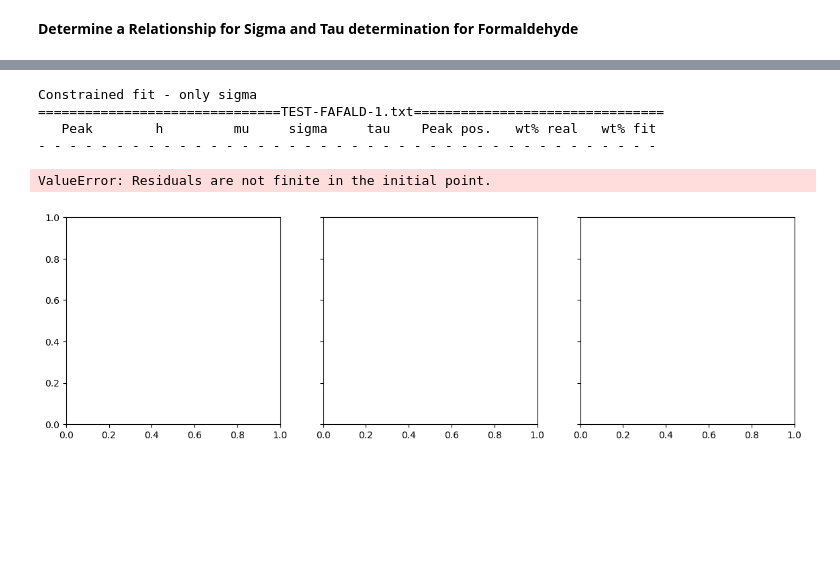
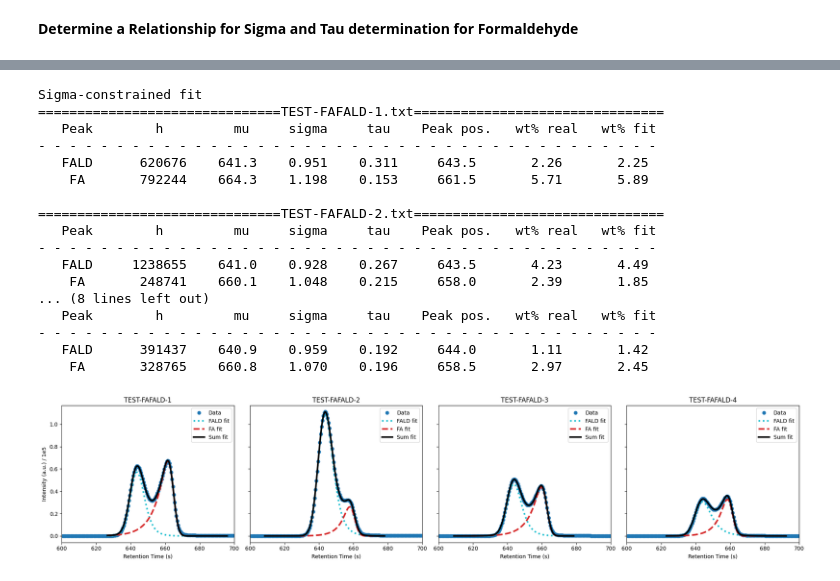
Before and after one commit to fabianketter/HPLC-Deconvolution, a Jupyter notebook: HPLC.ipynb, the cells around one changed output, grey strips where cells are left out. Saved outputs shown, nothing was run; the diff lists cells and outputs as text; code cells hidden in the pictures; blank space fills up the shorter version.

```diff
--- a/HPLC.ipynb
+++ b/HPLC.ipynb
@@ -135,7 +135,7 @@ fig, axes = plt.subplots(ncols=2, figsize=(8,3))
 
 for ax, samp, fit, d in zip(axes, samples, fits, dictionaries):
     ax.plot(samp[idx_1:idx_2,0], samp[idx_1:idx_2,1] / 1e5, f'{d["color"]}^')
-    ax.plot(fit[:,0], fit[:,1] / 1e5, f'{d["color"]}-')
+    ax.plot(fit[:,0], fit[:,1] / 1e5, f'{d["color"]}-', lw=3)
     ax.set_xlim(samp[idx_1,0], samp[idx_2,0])
     ax.set_title(d['name'])
 
@@ -250,10 +250,10 @@ plt.show()
 # %%
 #Tests with preset FALD and FA concentration
 FALD_conc, FA_conc = 5.64, 9.53                                                     # wt% of base concentrations
-Names = np.array(['FAFALD1', 'FAFALD2', 'FAFALD3', 'FAFALD4', 'FAFALD5', 'FAFALD6'])                      # Names of the mixtures
-FALD_mass = np.array([0.4588, 0.9178, 0.6543, 0.5735, 0.4492,0.2454])                              # masses FALD
-FA_mass = np.array([0.6864, 0.3066, 0.5077, 0.9715, 0.5593,0.3887])
-Water_mass = np.array([0, 0, 0, 0, 0.4244,0.6128])                               # masses FA
+Names = np.array(['FAFALD-1', 'FAFALD-2', 'FAFALD-3', 'FAFALD-4'])                      # Names of the mixtures
+FALD_mass = np.array([0.4588, 0.9178, 0.4492,0.2454])                              # masses FALD
+FA_mass = np.array([0.6864, 0.3066, 0.5593,0.3887])
+Water_mass = np.array([0, 0, 0.4244,0.6128])                               # masses FA
 wt_perc_FALD = FALD_conc*FALD_mass/(FALD_mass+FA_mass+Water_mass)                              # calculation of wt%
 wt_perc_FA = FA_conc*FA_mass/(FALD_mass+FA_mass+Water_mass)
 
@@ -275,24 +273,24 @@ for name, wtFALD, wtFA in zip(Names, wt_perc_FALD, wt_perc_FA):
 # %%
 print('Unconstrained fit')
-path_1 = 'data/calibration/'
 sample_specs = [
     ('TEST-FAFALD-1.txt', wt_perc_FALD[0], wt_perc_FA[0]),
     ('TEST-FAFALD-2.txt', wt_perc_FALD[1], wt_perc_FA[1]),
-    ('TEST-FAFALD-5.txt', wt_perc_FALD[4], wt_perc_FA[4]),
+    ('TEST-FAFALD-3.txt', wt_perc_FALD[2], wt_perc_FA[2]),
+    ('TEST-FAFALD-4.txt', wt_perc_FALD[3], wt_perc_FA[3]),
 ]
 
-fig, axes = plt.subplots(ncols=3, figsize=(14, 4), sharey=True)
+fig, axes = plt.subplots(ncols=4, figsize=(18, 4.5), sharey=True)
 
 for ax, (sample_file, wt_fald_real, wt_fa_real) in zip(axes, sample_specs):
     print(sample_file.center(80, '='))
     print(f"{'Peak':^10} {'h':^10} {'mu':^8} {'sigma':^8} {'tau':^8} {'Peak pos.':^10} {'wt% real':^10} {'wt% fit':^10}")
     print('- ' * 40)
 
-    sample = extract_chromatogram(path_1 + sample_file)
+    sample = extract_chromatogram(path + sample_file)
     index_1 = max(0, np.argmax(sample[:,1]) - 70)
     index_2 = min(len(sample), np.argmax(sample[:,1]) + 70)
 
-    initial_guess = [1e5, 644, 3.625, 0.33, 1e4, 660, 2.665, 0.1634]
+    initial_guess = list(FALD['p0']) + list(FA['p0'])
     lower_bounds = [0, 640, 0, 0, 0, 658, 0, 0]
     upper_bounds = [np.inf, 645, 4, 0.7, np.inf, 666, 3, 0.3]
     popt, _ = sc.optimize.curve_fit(EMGsTailFront, sample[index_1:index_2,0], sample[index_1:index_2,1],
@@ -309,9 +307,9 @@ for ax, (sample_file, wt_fald_real, wt_fa_real) in zip(axes, sample_specs):
     print()
     #plot
     ax.plot(sample[:,0], sample[:,1] / 1e5, 'C0o')
-    ax.plot(sample[index_1:index_2,0], EMG_FALD / 1e5, 'k:')
-    ax.plot(sample[index_1:index_2,0], EMG_FA / 1e5, 'k--')
-    ax.plot(sample[index_1:index_2,0], (EMG_FALD + EMG_FA) / 1e5, 'k-', lw=5)
+    ax.plot(sample[index_1:index_2,0], EMG_FALD / 1e5, f'{FALD["color"]}:', lw=3)
+    ax.plot(sample[index_1:index_2,0], EMG_FA / 1e5, f'{FA["color"]}--', lw=3)
+    ax.plot(sample[index_1:index_2,0], (EMG_FALD + EMG_FA) / 1e5, 'k-', lw=3)
     ax.set_xlim(600, 700)
     ax.set_title(sample_file.replace('.txt', ''))
     ax.set_xlabel('Retention Time (s)')
@@ -330,11 +340,11 @@ FileNotFoundError: [Errno 2] No such file or directory: 'data/calibration/TEST-F
 # %%
 #Constrained fit - only sigma
-print('Constrained fit - only sigma')
-path_1 = 'data/'
+print('Sigma-constrained fit')
 sample_specs = [
     ('TEST-FAFALD-1.txt', wt_perc_FALD[0], wt_perc_FA[0]),
     ('TEST-FAFALD-2.txt', wt_perc_FALD[1], wt_perc_FA[1]),
-    ('TEST-FAFALD-5.txt', wt_perc_FALD[4], wt_perc_FA[4]),
+    ('TEST-FAFALD-3.txt', wt_perc_FALD[2], wt_perc_FA[2]),
+    ('TEST-FAFALD-4.txt', wt_perc_FALD[3], wt_perc_FA[3]),
 ]
 
 # Use factory functions from fit_functions to avoid local duplicates
@@ -343,7 +353,7 @@ constrained_EMG = make_sigma_constrained_EMG(FALD_fit_sig[0])
 constrained_EMG_mirrored = make_sigma_constrained_EMG_mirrored(FA_fit_sig[0])
 constrained_EMGsTailFront = make_sigma_constrained_EMGsTailFront(FALD_fit_sig[0], FA_fit_sig[0])
 
-fig, axes = plt.subplots(ncols=3, figsize=(14, 4), sharey=True)
+fig, axes = plt.subplots(ncols=4, figsize=(20, 4.5), sharey=True)
 s = lambda value: float(np.ravel(value)[0])
 
 for ax, (sample_file, wt_FALD_real, wt_fa_real) in zip(axes, sample_specs):
@@ -351,7 +361,7 @@ for ax, (sample_file, wt_FALD_real, wt_fa_real) in zip(axes, sample_specs):
     print(f"{'Peak':^10} {'h':^10} {'mu':^8} {'sigma':^8} {'tau':^8} {'Peak pos.':^10} {'wt% real':^10} {'wt% fit':^10}")
     print('- ' * 40)
 
-    sample = extract_chromatogram(path_1 + sample_file)
+    sample = extract_chromatogram(path + sample_file)
     index_1 = max(0, np.argmax(sample[:,1]) - 70)
     index_2 = min(len(sample), np.argmax(sample[:,1]) + 70)
 
@@ -360,38 +370,50 @@ for ax, (sample_file, wt_FALD_real, wt_fa_real) in zip(axes, sample_specs):
     upper_bounds = [np.inf, 650, 0.5, np.inf, 666, 0.5]
     popt, _ = sc.optimize.curve_fit(constrained_EMGsTailFront, sample[index_1:index_2,0], sample[index_1:index_2,1],
                                     p0=initial_guess, bounds=[lower_bounds, upper_bounds])
     h1, mu1, tau1 = popt[:3]
     sigma1 = FALD_fit_sig[1] + h1 * FALD_fit_sig[0]
     h2, mu2, tau2 = popt[3:]
     sigma2 = FA_fit_sig[1] + h2 * FA_fit_sig[0]
 
     #calculate fit functions
     EMG_FALD = constrained_EMG(sample[index_1:index_2,0], h1, mu1, tau1)
     EMG_FA = constrained_EMG_mirrored(sample[index_1:index_2,0], h2, mu2, tau2)
 
     print(f"{'FALD':^10} {s(h1):^10.0f} {s(mu1):^8.1f} {s(sigma1):^8.3f} {s(tau1):^8.3f} {s(sample[index_1:index_2,0][np.argmax(EMG_FALD)]):^10.1f} {wt_FALD_real:^10.2f} {s(h1/FALD['slope']):^10.2f}")
     print(f"{'FA':^10} {s(h2):^10.0f} {s(mu2):^8.1f} {s(sigma2):^8.3f} {s(tau2):^8.3f} {s(sample[index_1:index_2,0][np.argmax(EMG_FA)]):^10.1f} {wt_fa_real:^10.2f} {s(h2/FA['slope']):^10.2f}")
     print()
 
     #plot
     ax.plot(sample[:,0], sample[:,1] / 1e5, 'C0o')
-    ax.plot(sample[index_1:index_2,0], EMG_FALD / 1e5, 'k:')
-    ax.plot(sample[index_1:index_2,0], EMG_FA / 1e5, 'k--')
-    ax.plot(sample[index_1:index_2,0], (EMG_FALD + EMG_FA) / 1e5, 'k-', lw=5)
+    ax.plot(sample[index_1:index_2,0], EMG_FALD / 1e5, f'{FALD["color"]}:', lw=3)
+    ax.plot(sample[index_1:index_2,0], EMG_FA / 1e5, f'{FA["color"]}--', lw=3)
+    ax.plot(sample[index_1:index_2,0], (EMG_FALD + EMG_FA) / 1e5, 'k-', lw=3)
     ax.set_xlim(600, 700)
     ax.set_title(sample_file.replace('.txt', ''))
     ax.set_xlabel('Retention Time (s)')
     ax.legend(['Data', 'FALD fit', 'FA fit', 'Sum fit'])
 
 axes[0].set_ylabel('Intensity (a.u.) / 1e5')
 fig.tight_layout()
 plt.show()
 # %% [output]
-Constrained fit - only sigma
+Sigma-constrained fit
 ===============================TEST-FAFALD-1.txt================================
    Peak        h         mu     sigma     tau    Peak pos.   wt% real   wt% fit
 - - - - - - - - - - - - - - - - - - - - - - - - - - - - - - - - - - - - - - - -
+   FALD      620676    641.3    0.951    0.311     643.5       2.26       2.25
+    FA       792244    664.3    1.198    0.153     661.5       5.71       5.89
+
+===============================TEST-FAFALD-2.txt================================
+   Peak        h         mu     sigma     tau    Peak pos.   wt% real   wt% fit
+- - - - - - - - - - - - - - - - - - - - - - - - - - - - - - - - - - - - - - - -
+   FALD     1238655    641.0    0.928    0.267     643.5       4.23       4.49
+    FA       248741    660.1    1.048    0.215     658.0       2.39       1.85
+... (8 lines left out)
+   Peak        h         mu     sigma     tau    Peak pos.   wt% real   wt% fit
+- - - - - - - - - - - - - - - - - - - - - - - - - - - - - - - - - - - - - - - -
+   FALD      391437    640.9    0.959    0.192     644.0       1.11       1.42
+    FA       328765    660.8    1.070    0.196     658.5       2.97       2.45
-ValueError: Residuals are not finite in the initial point.
-[figure, old version]
+[figure, new version]
 # %%
 # Constrained fit - only tau
```
Also changed, not shown: parts of 7 cells of this notebook, 9 other files.
